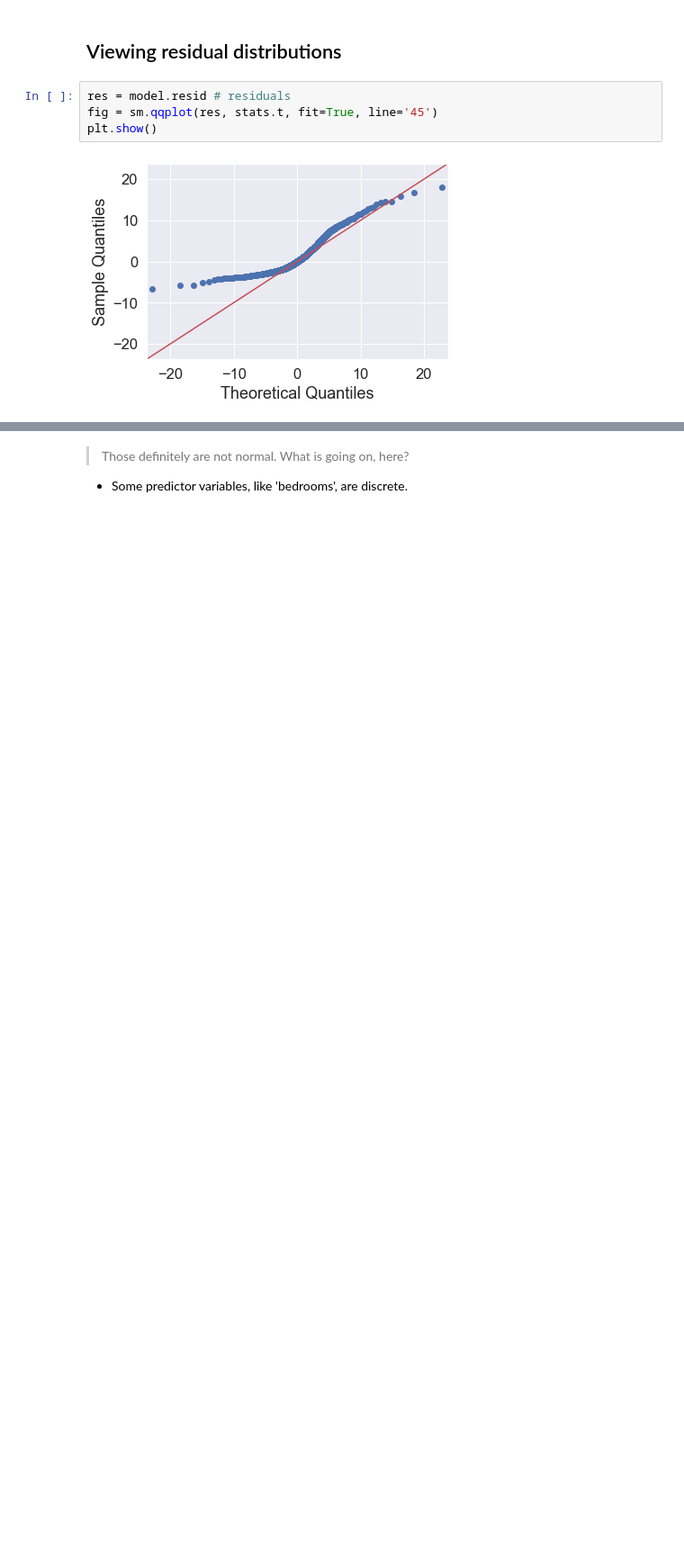
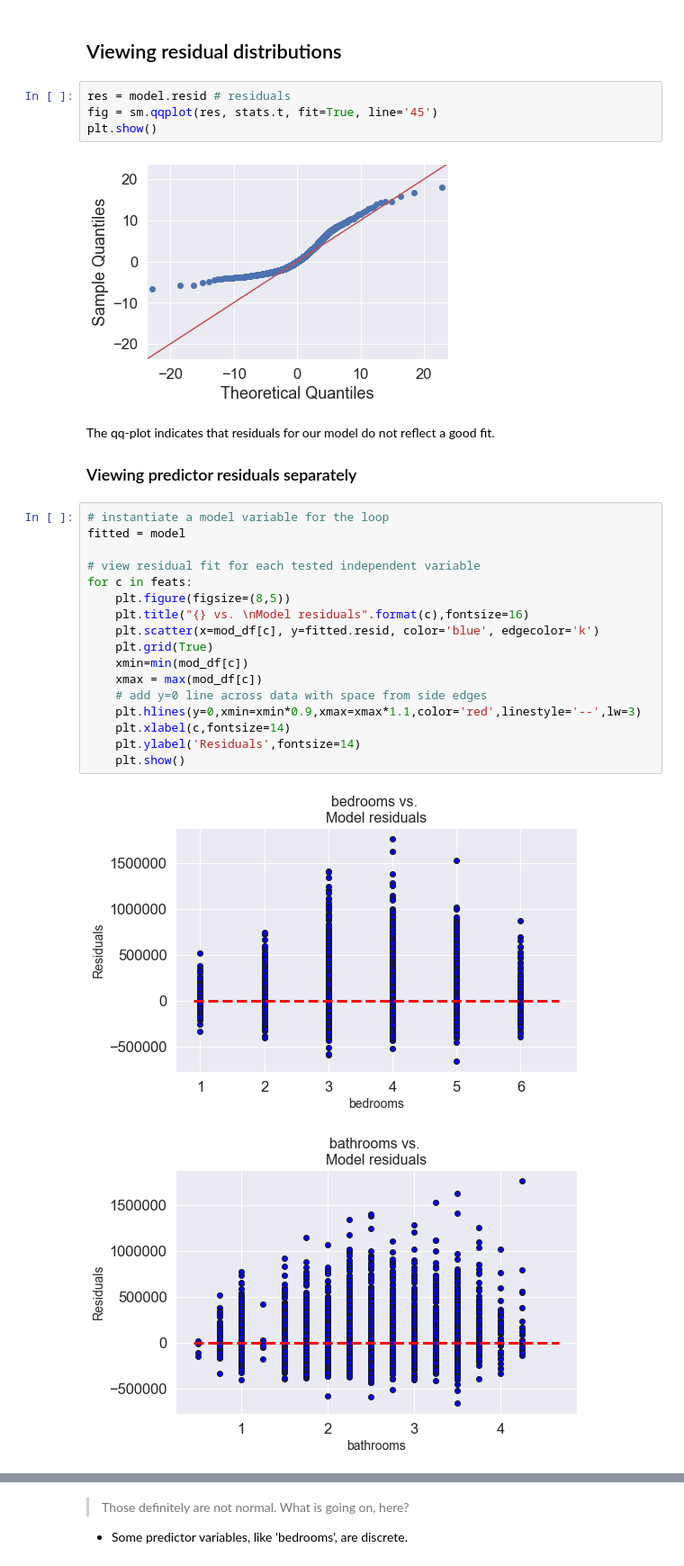
Before and after one commit to jammy-bot/dsc-mod-2-project-v2-1-online-ds-ft-120919, a Jupyter notebook: 3-model-and-conclude.ipynb, the cells around one changed output, grey strips where cells are left out. Shown at 90% size. Drawn from its saved outputs; the diff is of its cells as text; blank space fills up the shorter version.

```diff
--- a/3-model-and-conclude.ipynb
+++ b/3-model-and-conclude.ipynb
@@ -246,3 +244,27 @@ fig = sm.qqplot(res, stats.t, fit=True, line='45')
 plt.show()
 # %% [output]
 [figure]
+# %% [markdown]
+The qq-plot indicates that residuals for our model do not reflect a good fit.
+
+### Viewing predictor residuals separately
+# %%
+# instantiate a model variable for the loop
+fitted = model
+
+# view residual fit for each tested independent variable
+for c in feats:
+    plt.figure(figsize=(8,5))
+    plt.title("{} vs. \nModel residuals".format(c),fontsize=16)
+    plt.scatter(x=mod_df[c], y=fitted.resid, color='blue', edgecolor='k')
+    plt.grid(True)
+    xmin=min(mod_df[c])
+    xmax = max(mod_df[c])
+    # add y=0 line across data with space from side edges
+    plt.hlines(y=0,xmin=xmin*0.9,xmax=xmax*1.1,color='red',linestyle='--',lw=3)
+    plt.xlabel(c,fontsize=14)
+    plt.ylabel('Residuals',fontsize=14)
+    plt.show()
+# %% [output]
+[figure, added]
+[figure, added]
```
Also changed, not shown: parts of 48 cells of this notebook, 2 other files.
